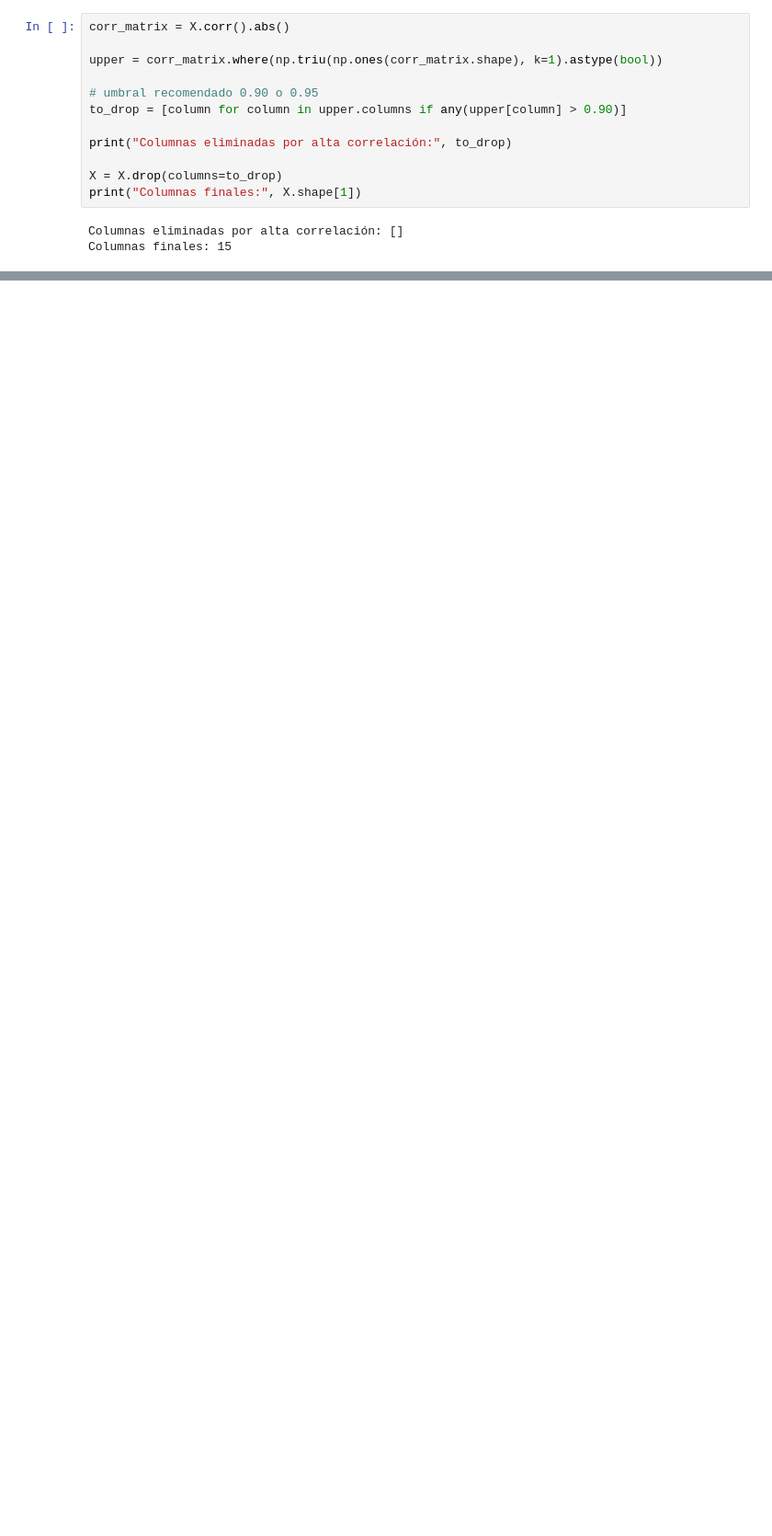
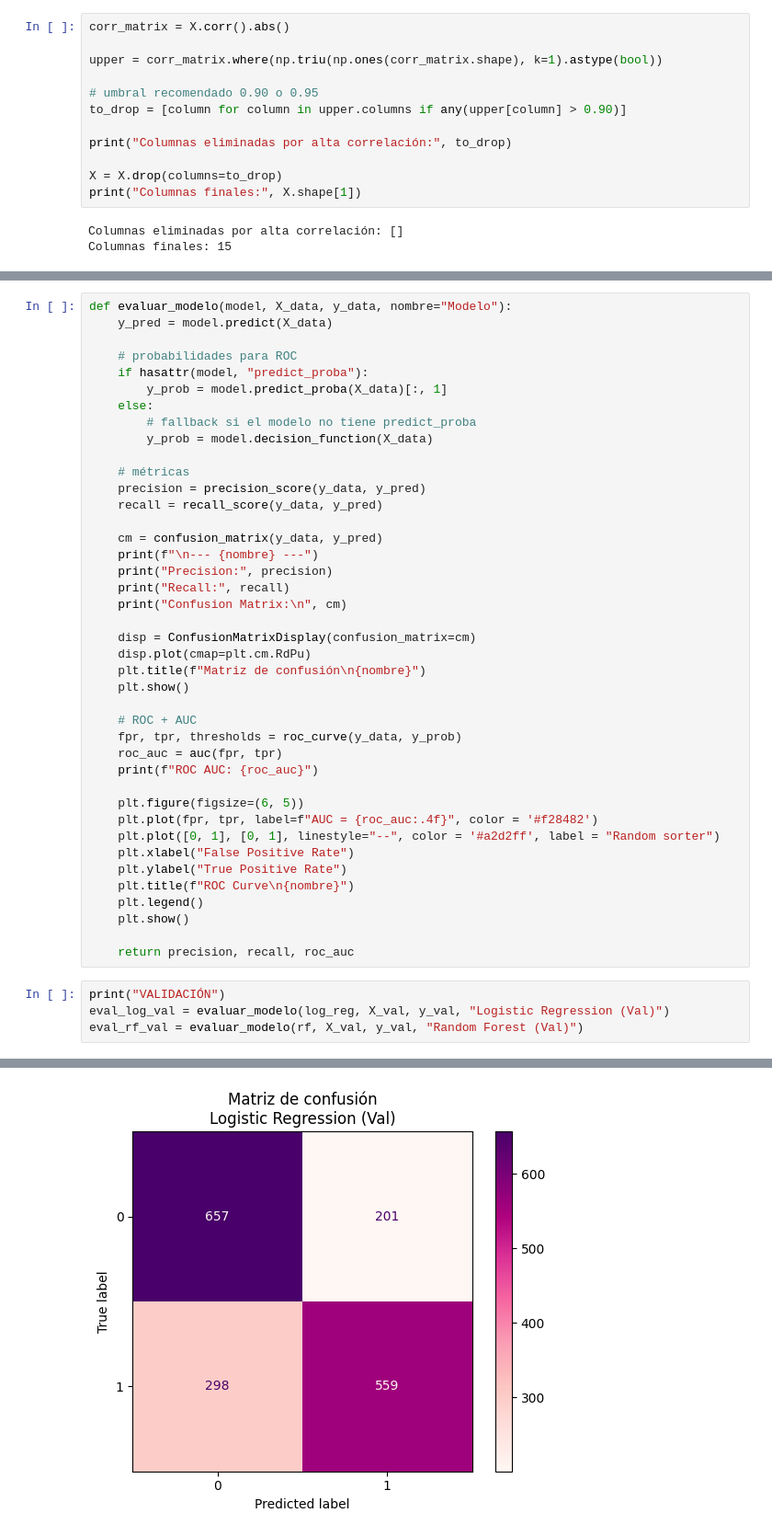
Before and after one commit to eunicean/EjercicioDeteccionPishing, a Jupyter notebook: pishing.ipynb, the cells around one changed output, grey strips where cells are left out. Shown at 92% size. Drawn from its saved outputs; the diff is of its cells as text; blank space fills up the shorter version.

```diff
--- a/pishing.ipynb
+++ b/pishing.ipynb
@@ -366,0 +498,46 @@ plt.show()
+# %%
+def evaluar_modelo(model, X_data, y_data, nombre="Modelo"):
+    y_pred = model.predict(X_data)
+
+    # probabilidades para ROC
+    if hasattr(model, "predict_proba"):
+        y_prob = model.predict_proba(X_data)[:, 1]
+    else:
+        # fallback si el modelo no tiene predict_proba
+        y_prob = model.decision_function(X_data)
+
+    # métricas
+    precision = precision_score(y_data, y_pred)
+    recall = recall_score(y_data, y_pred)
+
+    cm = confusion_matrix(y_data, y_pred)
+    print(f"\n--- {nombre} ---")
+    print("Precision:", precision)
+    print("Recall:", recall)
+    print("Confusion Matrix:\n", cm)
+
+    disp = ConfusionMatrixDisplay(confusion_matrix=cm)
+    disp.plot(cmap=plt.cm.RdPu)
+    plt.title(f"Matriz de confusión\n{nombre}")
+    plt.show()
+
+    # ROC + AUC
+    fpr, tpr, thresholds = roc_curve(y_data, y_prob)
+    roc_auc = auc(fpr, tpr)
+    print(f"ROC AUC: {roc_auc}")
+
+    plt.figure(figsize=(6, 5))
+    plt.plot(fpr, tpr, label=f"AUC = {roc_auc:.4f}", color = '#f28482')
+    plt.plot([0, 1], [0, 1], linestyle="--", color = '#a2d2ff', label = "Random sorter")
+    plt.xlabel("False Positive Rate")
+    plt.ylabel("True Positive Rate")
+    plt.title(f"ROC Curve\n{nombre}")
+    plt.legend()
+    plt.show()
+
+    return precision, recall, roc_auc
+# %%
+print("VALIDACIÓN")
+eval_log_val = evaluar_modelo(log_reg, X_val, y_val, "Logistic Regression (Val)")
+eval_rf_val = evaluar_modelo(rf, X_val, y_val, "Random Forest (Val)")
+# %% [output]
@@ -366,0 +552 @@ plt.show()
+[figure, added]
```
Also changed, not shown: parts of 15 cells of this notebook, 3 other files.
